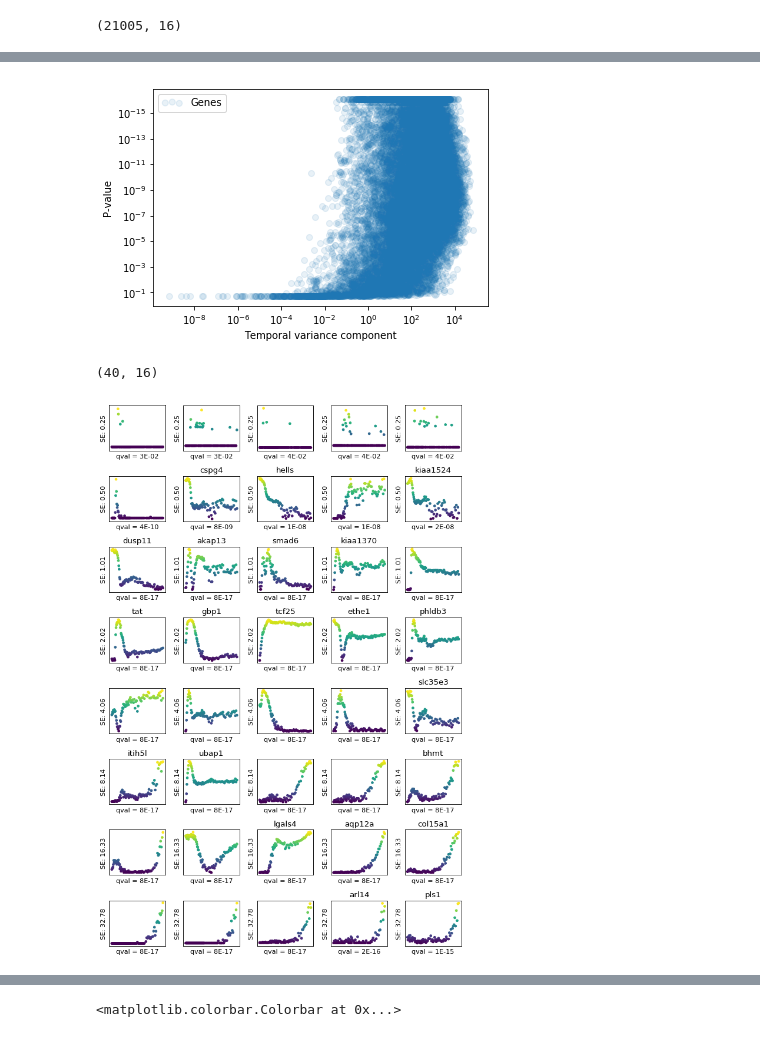
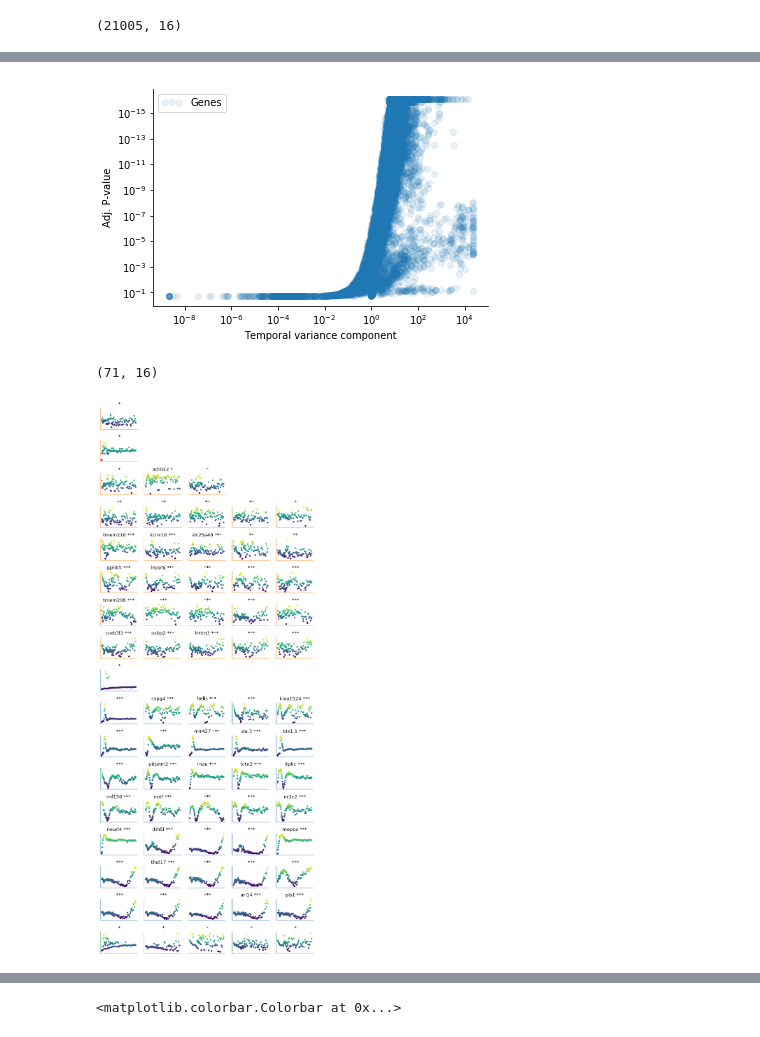
Before and after one commit to Teichlab/SpatialDE, a Jupyter notebook: Analysis/Frog/Frog Development Analysis.ipynb, the cells around one changed output, grey strips where cells are left out. Saved outputs shown, nothing was run; the diff lists cells and outputs as text; code cells hidden in the pictures.

Commit message:
And then Frog figures, almost done

```diff
--- a/Analysis/Frog/Frog Development Analysis.ipynb
+++ b/Analysis/Frog/Frog Development Analysis.ipynb
@@ -7,4 +9,6 @@ Populating the interactive namespace from numpy and matplotlib
 # %%
+results = pd.read_csv('Frog_final_results.csv')
+ms_results = pd.read_csv('Frog_MS_results.csv')
 sample_info = pd.read_csv('Frog_sample_info.csv', index_col=0)
 # %%
 df = pd.read_csv('data/GSE65785_clutchApolyA_relative_TPM.csv', index_col=0)
@@ -21,4 +23,6 @@ results = pd.read_csv('Frog_final_results.csv')
 # %%
 results['pval'] = results['pval'].clip_lower(results.query('pval > 0')['pval'].min() / 2)
 results['qval'] = results['qval'].clip_lower(results.query('qval > 0')['qval'].min() / 2)
+ms_results['pval'] = ms_results['pval'].clip_lower(ms_results.query('pval > 0')['pval'].min() / 2)
+ms_results['qval'] = ms_results['qval'].clip_lower(ms_results.query('qval > 0')['qval'].min() / 2)
 # %%
@@ -62,44 +68,56 @@ plt.legend(scatterpoints=3);
 figsize(6, 4)
 
 plt.loglog()
-plt.scatter(results.max_s2_t_hat, results.qval, label='Genes', alpha=0.1);
+plt.scatter(1 / results.max_delta, results.qval, label='Genes', alpha=0.1);
 plt.gca().invert_yaxis();
 plt.xlabel('Temporal variance component')
-plt.ylabel('P-value');
+plt.ylabel('Adj. P-value');
 
 plt.legend(scatterpoints=3);
 # %% [output]
-[figure, old version]
+[figure, new version]
 # %%
 N = 5
-top_per_ls = results.query('qval < 0.05') \
+top_per_ls = ms_results \
                   .sort_values('qval', ascending=True) \
-                  .groupby('l') \
+                  .groupby(['model', 'l']) \
                   .head(N) \
                   .sort_values(['l', 'qval'], ascending=[True, True])
 
 top_per_ls.shape
 # %% [output]
-(40, 16)
+(71, 16)
+# %%
+model_colors = {'SE': 'C0', 'PER': 'C1', 'linear': 'C2'}
 # %%
-plt.figure(figsize=(8, 12), dpi=80)
+plt.figure(figsize=(8, 20), dpi=80)
 
 N = 5
-N_rows = top_per_ls['l'].unique().shape[0]
-for j, T in enumerate(top_per_ls.groupby('l')):
+N_rows = top_per_ls.replace(np.nan, 0).groupby(['model', 'l']).size().shape[0]
+for j, T in enumerate(top_per_ls.replace(np.nan, 0).groupby(['model', 'l'])):
     _, group = T
     for i, idx in enumerate(group.index):
         r = top_per_ls.loc[idx]
-        plt.subplot(N_rows, N, j * N + i + 1)
-        plt.scatter(sample_info.hpf, dfm[r['g']], c=dfm[r['g']], s=10, rasterized=True);
-        plt.title(r['g'].split('|')[-1].replace('unnamed', ''))
+        ax = plt.subplot(N_rows, N, j * N + i + 1)
+
+        plt.scatter(sample_info.hpf, res[r['g']], c=res[r['g']], s=10, rasterized=True);
+
+        s = ' *'
+        if r['qval'] < 0.01:
+            s = ' **'
+
+        if r['qval'] < 0.001:
+            s = ' ***'
+
+        plt.title(r['g'].split('|')[-1].replace('unnamed', '') + s)
+
         plt.xticks([])
         plt.yticks([])
-        plt.xlabel('qval = {:.0E}'.format(r['qval']))
-        if True:
-            plt.ylabel('{}: {:.2f}'.format(r['model'], r['l']))
+
+        for spine in ax.spines.values():
+            spine.set_edgecolor(model_colors[r['model']])
 
 plt.tight_layout()
 plt.savefig('top_frog_gene_grid.pdf')
 # %% [output]
-[figure, old version]
+[figure, new version]
```
Also changed, not shown: parts of 15 cells of this notebook, 1 other file.
